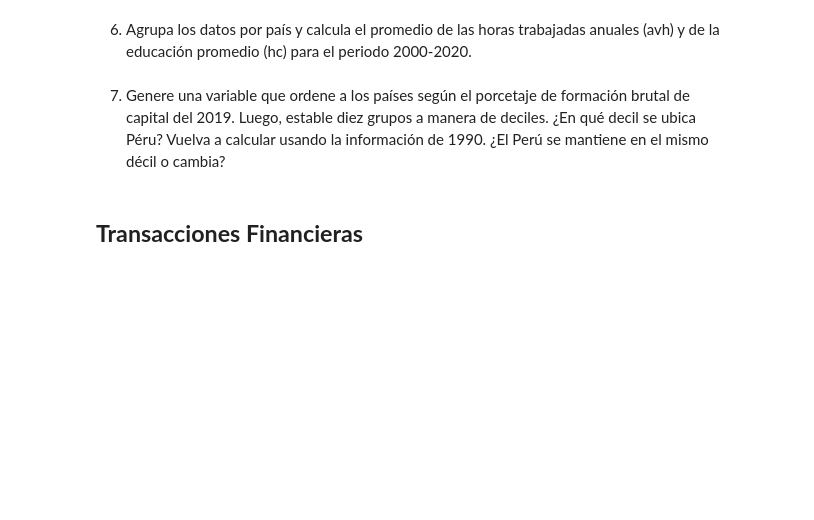
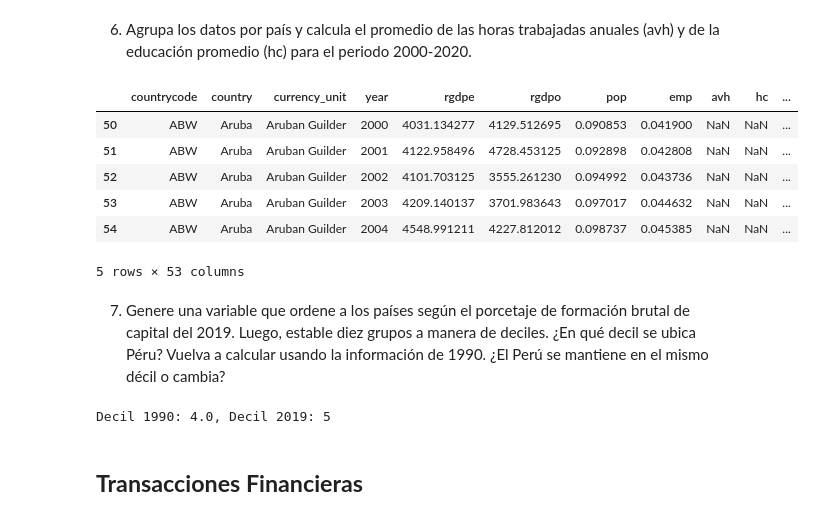
Before and after one commit to qlab-intro-python/tarea-4-7-farfan-estrada-reynoso, a Jupyter notebook: tarea_4_plantilla.ipynb, the cells around one changed output. Drawn from its saved outputs; the diff is of its cells as text; code cells hidden in the pictures; blank space fills up the shorter version.

```diff
--- a/tarea_4_plantilla.ipynb
+++ b/tarea_4_plantilla.ipynb
@@ -166,0 +269,12 @@ Importa el conjunto de datos de la hoja "Data" del archivo `pwt1001.xlsx`. El di
+# %%
+# Solución
+
+# Calcular la inflación anual
+df_2['inflacion_anual'] = df_2.groupby('country')['pl_con'].pct_change(fill_method=None) * 100
+
+# Filtrar los países y años con la mayor inflación anual por país
+mayor_inf = df_2.loc[df_2.groupby('country')['inflacion_anual'].idxmax(), ['country', 'year', 'inflacion_anual']]
+
+# Ordenar de mayor a menor
+mayor_inf = mayor_inf.sort_values(by='inflacion_anual', ascending=False)
+print(mayor_inf)
@@ -175,2 +326,21 @@ Importa el conjunto de datos de la hoja "Data" del archivo `pwt1001.xlsx`. El di
+# %%
+# Solución
+
+df_periodo_2000_2020 = df_2[(df_2['year'] >= 2000) & (df_2['year'] <= 2020)]
+
+average_data = df_periodo_2000_2020.groupby('country', as_index=False).agg(
+    avg_hours_worked=('avh', 'mean'),
+    avg_education=('hc', 'mean')
+)
+
+df_periodo_2000_2020.head()
+# %% [output]
+|  | countrycode | country | currency_unit | year | rgdpe | rgdpo | pop | emp | avh | hc | ... |
+| 50 | ABW | Aruba | Aruban Guilder | 2000 | 4031.134277 | 4129.512695 | 0.090853 | 0.041900 | NaN | NaN | ... |
+| 51 | ABW | Aruba | Aruban Guilder | 2001 | 4122.958496 | 4728.453125 | 0.092898 | 0.042808 | NaN | NaN | ... |
+| 52 | ABW | Aruba | Aruban Guilder | 2002 | 4101.703125 | 3555.261230 | 0.094992 | 0.043736 | NaN | NaN | ... |
+| 53 | ABW | Aruba | Aruban Guilder | 2003 | 4209.140137 | 3701.983643 | 0.097017 | 0.044632 | NaN | NaN | ... |
+| 54 | ABW | Aruba | Aruban Guilder | 2004 | 4548.991211 | 4227.812012 | 0.098737 | 0.045385 | NaN | NaN | ... |
+5 rows × 53 columns
 # %% [markdown]
 7.  Genere una variable que ordene a los países según el porcetaje de formación brutal de capital del 2019. Luego, estable diez grupos a manera de deciles. ¿En qué decil se ubica Péru? Vuelva a calcular usando la información de 1990. ¿El Perú se mantiene en el mismo décil o cambia?
@@ -179,3 +347,20 @@ Importa el conjunto de datos de la hoja "Data" del archivo `pwt1001.xlsx`. El di
+# %%
+# Solución
+
+# Filtrar datos para 2019
+df_2019 = df_2[df_2['year'] == 2019].copy()
+df_2019['deciles_2019'] = pd.qcut(df_2019['csh_i'], 10, labels=False) + 1
+peru_decil_2019 = df_2019[df_2019['country'] == 'Peru']['deciles_2019'].values[0] if 'Peru' in df_2019['country'].values else None
+
+# Filtrar datos para 1990
+df_1990 = df_2[df_2['year'] == 1990].copy()
+df_1990['deciles_1990'] = pd.qcut(df_1990['csh_i'], 10, labels=False) + 1
+peru_decil_1990 = df_1990[df_1990['country'] == 'Peru']['deciles_1990'].values[0] if 'Peru' in df_1990['country'].values else None
+
+# Resultados de los deciles de Perú
+print(f"Decil 1990: {peru_decil_1990}, Decil 2019: {peru_decil_2019}")
+# %% [output]
+Decil 1990: 4.0, Decil 2019: 5
 # %% [markdown]
 ## **Transacciones Financieras**
 # %% [markdown]
```
Also changed, not shown: parts of 12 cells of this notebook.
